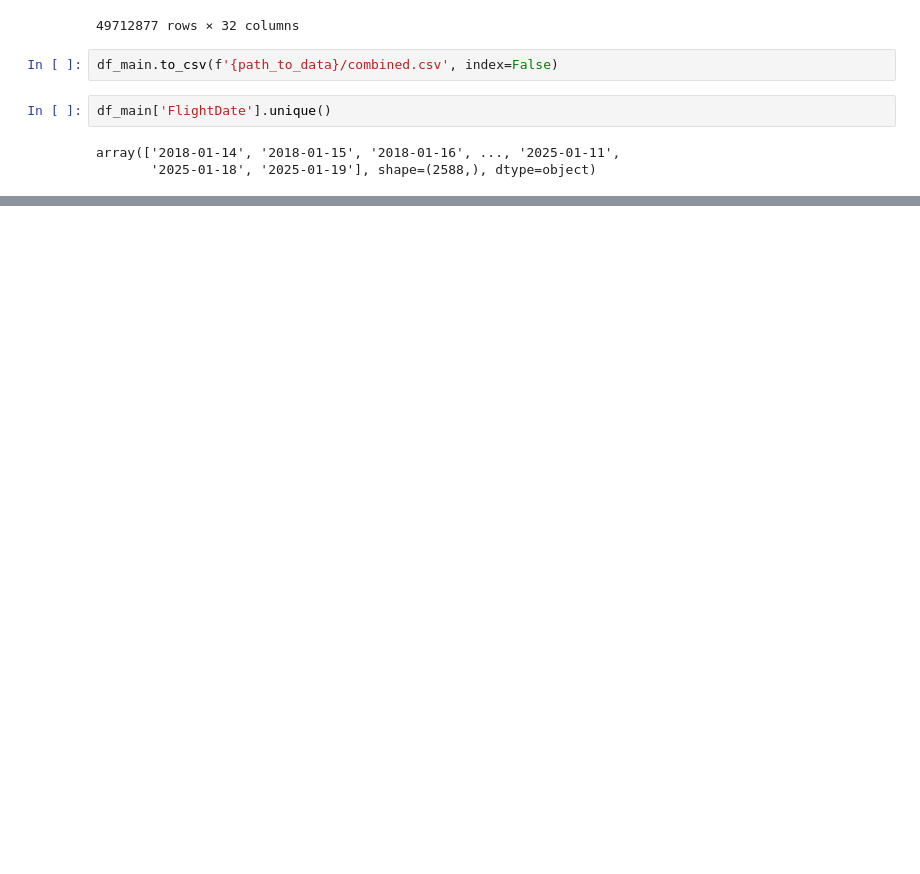
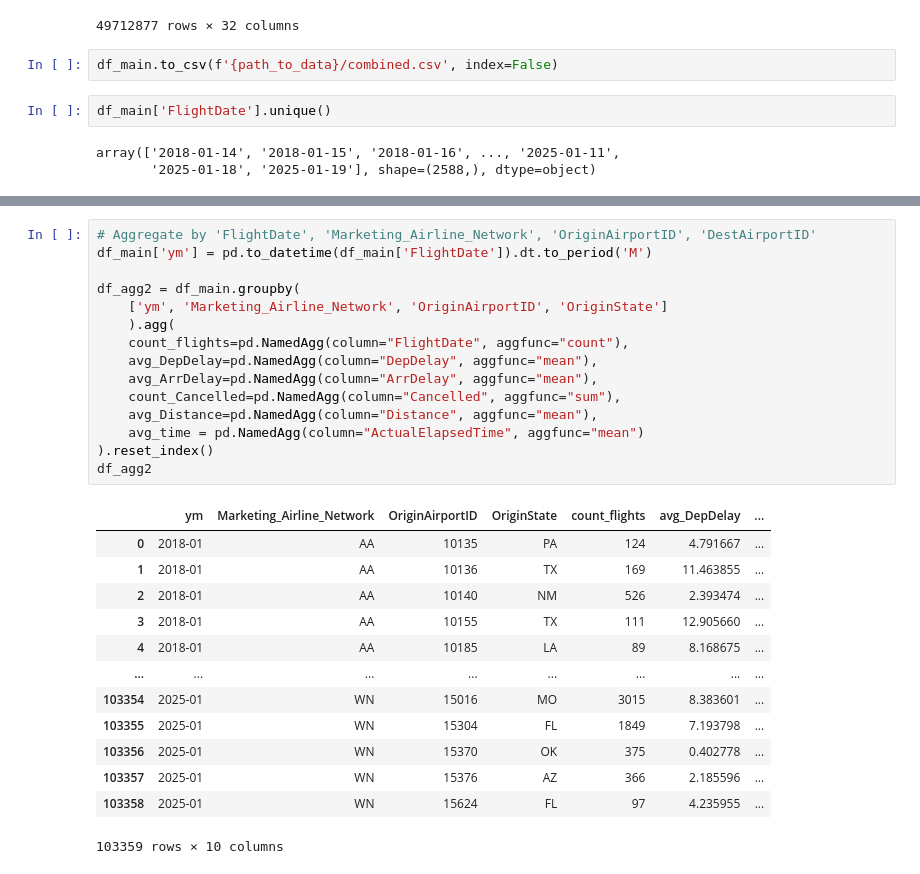
Before and after one commit to svanomm/sentiment-volume-forecasting, a Jupyter notebook: Scripts/01 Process Ontime Data.ipynb, the cells around one changed output, grey strips where cells are left out. Drawn from its saved outputs; the diff is of its cells as text; blank space fills up the shorter version.

```diff
--- a/Scripts/01 Process Ontime Data.ipynb
+++ b/Scripts/01 Process Ontime Data.ipynb
@@ -234,0 +311,29 @@ array(['2018-01-14', '2018-01-15', '2018-01-16', ..., '2025-01-11',
+# %%
+# Aggregate by 'FlightDate', 'Marketing_Airline_Network', 'OriginAirportID', 'DestAirportID'
+df_main['ym'] = pd.to_datetime(df_main['FlightDate']).dt.to_period('M')
+
+df_agg2 = df_main.groupby(
+    ['ym', 'Marketing_Airline_Network', 'OriginAirportID', 'OriginState']
+    ).agg(
+    count_flights=pd.NamedAgg(column="FlightDate", aggfunc="count"),
+    avg_DepDelay=pd.NamedAgg(column="DepDelay", aggfunc="mean"),
+    avg_ArrDelay=pd.NamedAgg(column="ArrDelay", aggfunc="mean"),
+    count_Cancelled=pd.NamedAgg(column="Cancelled", aggfunc="sum"),
+    avg_Distance=pd.NamedAgg(column="Distance", aggfunc="mean"),
+    avg_time = pd.NamedAgg(column="ActualElapsedTime", aggfunc="mean")
+).reset_index()
+df_agg2
+# %% [output]
+|  | ym | Marketing_Airline_Network | OriginAirportID | OriginState | count_flights | avg_DepDelay | ... |
+| 0 | 2018-01 | AA | 10135 | PA | 124 | 4.791667 | ... |
+| 1 | 2018-01 | AA | 10136 | TX | 169 | 11.463855 | ... |
+| 2 | 2018-01 | AA | 10140 | NM | 526 | 2.393474 | ... |
+| 3 | 2018-01 | AA | 10155 | TX | 111 | 12.905660 | ... |
+| 4 | 2018-01 | AA | 10185 | LA | 89 | 8.168675 | ... |
+| ... | ... | ... | ... | ... | ... | ... | ... |
+| 103354 | 2025-01 | WN | 15016 | MO | 3015 | 8.383601 | ... |
+| 103355 | 2025-01 | WN | 15304 | FL | 1849 | 7.193798 | ... |
+| 103356 | 2025-01 | WN | 15370 | OK | 375 | 0.402778 | ... |
+| 103357 | 2025-01 | WN | 15376 | AZ | 366 | 2.185596 | ... |
+| 103358 | 2025-01 | WN | 15624 | FL | 97 | 4.235955 | ... |
+103359 rows × 10 columns
```
Also changed, not shown: parts of 7 cells of this notebook, 2 other files.
